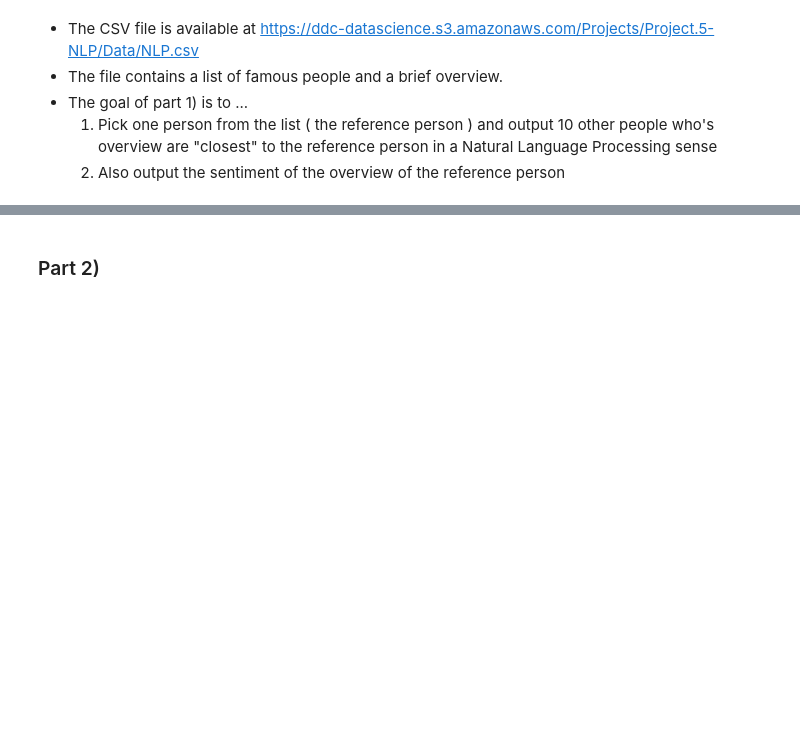
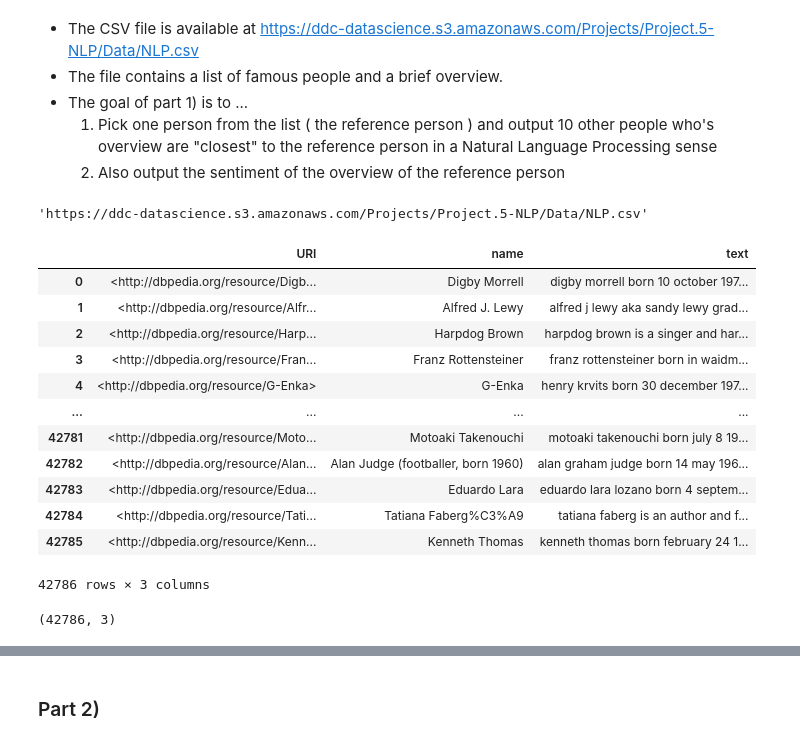
Before and after one commit to ikoghoddds-bit/Data-Science-Portfolio-C21, a Jupyter notebook: Projects/Project-5/NLP.Description.for.Students.ipynb, the cells around one changed output, grey strips where cells are left out. Saved outputs shown, nothing was run; the diff lists cells and outputs as text; code cells hidden in the pictures; blank space fills up the shorter version.

```diff
--- a/Projects/Project-5/NLP.Description.for.Students.ipynb
+++ b/Projects/Project-5/NLP.Description.for.Students.ipynb
@@ -16,0 +23,30 @@ on Wikipedia.
+# %%
+# Load data directly from S3
+
+url = "https://ddc-datascience.s3.amazonaws.com/Projects/Project.5-NLP/Data/NLP.csv"
+url
+# %% [output]
+'https://ddc-datascience.s3.amazonaws.com/Projects/Project.5-NLP/Data/NLP.csv'
+# %%
+# Inspect structure
+
+df = pd.read_csv(url)
+df
+# %% [output]
+|  | URI | name | text |
+| 0 | <http://dbpedia.org/resource/Digb... | Digby Morrell | digby morrell born 10 october 197... |
+| 1 | <http://dbpedia.org/resource/Alfr... | Alfred J. Lewy | alfred j lewy aka sandy lewy grad... |
+| 2 | <http://dbpedia.org/resource/Harp... | Harpdog Brown | harpdog brown is a singer and har... |
+| 3 | <http://dbpedia.org/resource/Fran... | Franz Rottensteiner | franz rottensteiner born in waidm... |
+| 4 | <http://dbpedia.org/resource/G-Enka> | G-Enka | henry krvits born 30 december 197... |
+| ... | ... | ... | ... |
+| 42781 | <http://dbpedia.org/resource/Moto... | Motoaki Takenouchi | motoaki takenouchi born july 8 19... |
+| 42782 | <http://dbpedia.org/resource/Alan... | Alan Judge (footballer, born 1960) | alan graham judge born 14 may 196... |
+| 42783 | <http://dbpedia.org/resource/Edua... | Eduardo Lara | eduardo lara lozano born 4 septem... |
+| 42784 | <http://dbpedia.org/resource/Tati... | Tatiana Faberg%C3%A9 | tatiana faberg is an author and f... |
+| 42785 | <http://dbpedia.org/resource/Kenn... | Kenneth Thomas | kenneth thomas born february 24 1... |
+42786 rows × 3 columns
+# %%
+df.shape
+# %% [output]
+(42786, 3)
```
Also changed, not shown: parts of 40 cells of this notebook.
